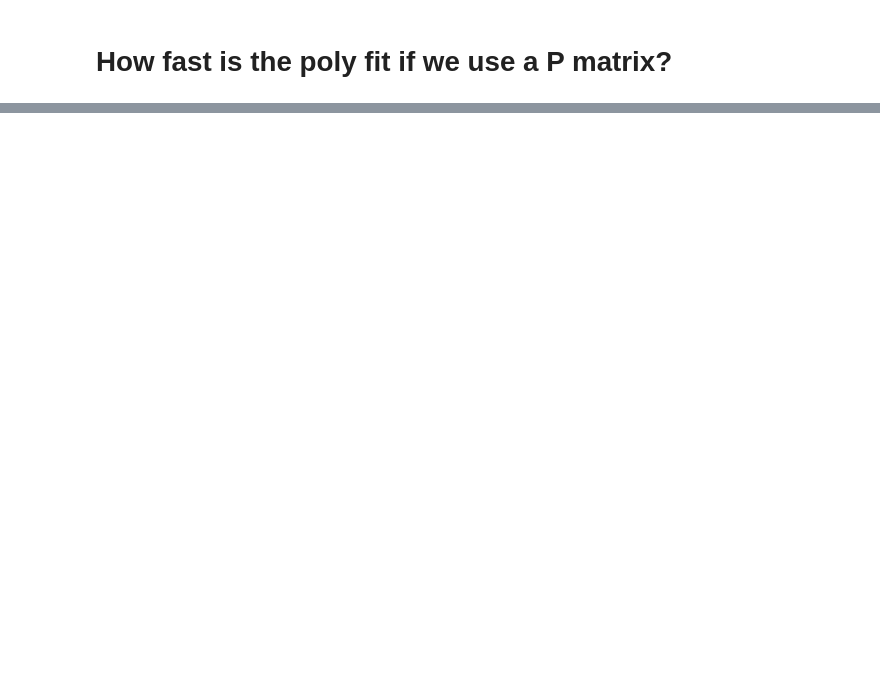
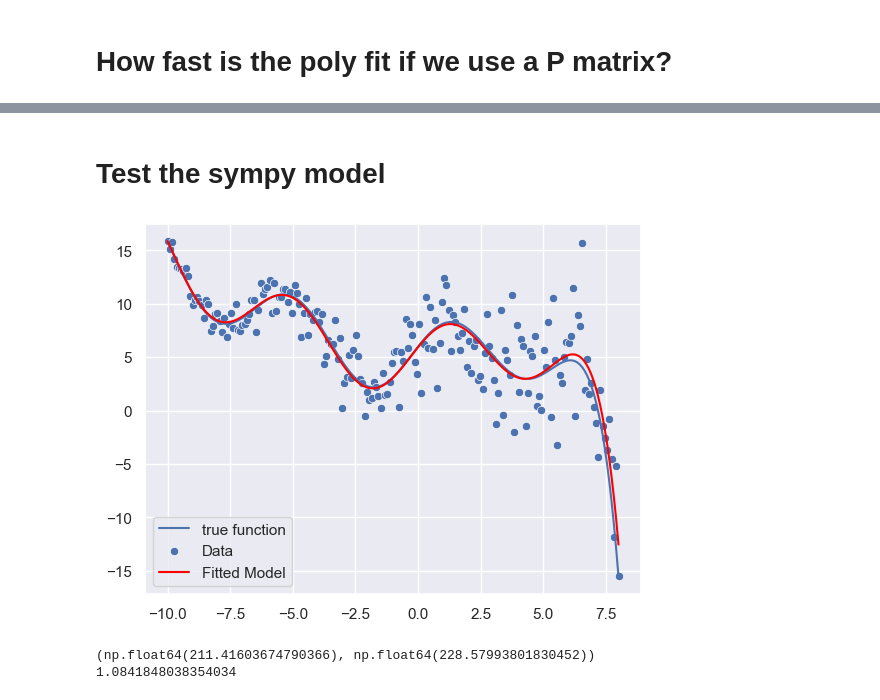
Before and after one commit to SecretGmG/nmp_exercises, a Jupyter notebook: ex_03/Sigrist_Serie_3.ipynb, the cells around one changed output, grey strips where cells are left out. Saved outputs shown, nothing was run; the diff lists cells and outputs as text; code cells hidden in the pictures; blank space fills up the shorter version.

```diff
--- a/ex_03/Sigrist_Serie_3.ipynb
+++ b/ex_03/Sigrist_Serie_3.ipynb
@@ -191,2 +185,41 @@ except Exception as e:
 Unable to allocate 1.82 TiB for an array with shape (500000, 500000) and data type float64
 P is too large to convert to dense matrix.
+# %% [markdown]
+# Test the sympy model
+# %%
+import sympy
+
+true_params = np.array([3, 1, 0.1, -0.01, 5])
+
+a, b, c, d, e, x = sympy.symbols('a, b, c, d, e, x')
+
+function = a * sympy.sin(x) + b * sympy.cos(x) + c * x ** 2 + d * sympy.exp(x) + e
+
+N = 200
+
+x_vals = np.linspace(-10, 8, N)
+true_y : np.ndarray = sympy.lambdify([a, b, c, d, e, x], function)(*true_params, x_vals)
+
+sns.lineplot(x = x_vals, y = true_y, label = 'true function')
+
+
+
+sigma_0 = 4
+
+cofactors = np.linspace(0.1,1,N)
+
+measured_y = true_y + np.random.normal(0, sigma_0, N) * cofactors
+
+sympy_model = nmp_util.SympyFunctionalModel(function, [a, b, c, d, e], x)
+sympy_model.fit(x_vals, measured_y, np.diag(1/cofactors**2))
+
+sympy_model.plot()
+
+plt.show()
+
+print(sympy_model.chi2test(sigma_0=sigma_0))
+print(sympy_model.m_0**2 / sigma_0**2)
+# %% [output]
+[figure, added]
+(np.float64(211.41603674790366), np.float64(228.57993801830452))
+1.0841848038354034
```
Also changed, not shown: parts of 10 cells of this notebook, 2 other files.
